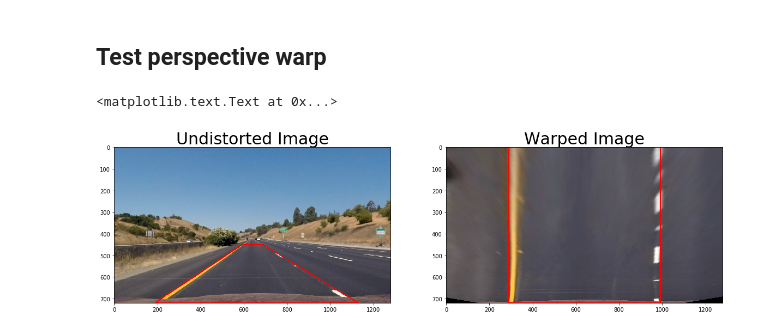
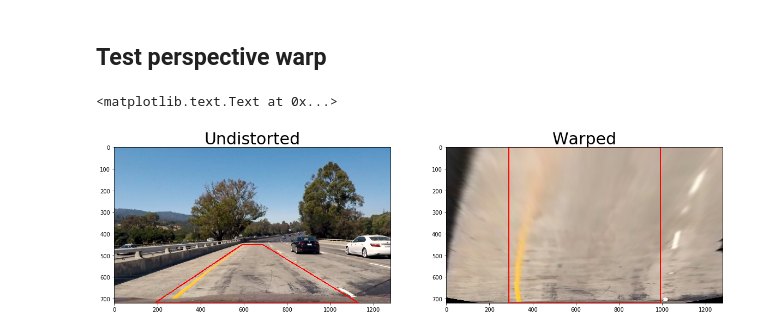
Before and after one commit to lubert/CarND-Advanced-Lane-Lines, a Jupyter notebook: Advanced Lane Detection.ipynb, the cells around one changed output. Drawn from its saved outputs; the diff is of its cells as text; code cells hidden in the pictures.

Commit message:
Working lane video output

```diff
--- a/Advanced Lane Detection.ipynb
+++ b/Advanced Lane Detection.ipynb
@@ -141,32 +149,39 @@ def src_dst(img):
     dst = [[midx-width,rows],[midx-width,0],[midx+width,0],[midx+width,rows]]
     return src, dst
 
-def lane_transform(img, src, dst):
+def warp(img, src, dst):
     M = cv2.getPerspectiveTransform(np.array(src, np.float32), np.array(dst, np.float32))
     img_size = (img.shape[1], img.shape[0])
-    warped = cv2.warpPerspective(copy, M, img_size, flags=cv2.INTER_LINEAR)
+    warped = cv2.warpPerspective(img, M, img_size, flags=cv2.INTER_LINEAR)
     return warped
+
+def unwarp(img, src, dst):
+    M = cv2.getPerspectiveTransform(np.array(dst, np.float32), np.array(src, np.float32))
+    img_size = (img.shape[1], img.shape[0])
+    unwarped = cv2.warpPerspective(img, M, img_size, flags=cv2.INTER_LINEAR)
+    return unwarped
 # %% [markdown]
 ## Test perspective warp
 # %%
 # Read in an image, you can also try test1.jpg or test4.jpg
-image = cv2.imread('test_images/straight_lines1.jpg')
-image = cv2.cvtColor(image, cv2.COLOR_BGR2RGB)
-undist = cv2.undistort(image, mtx, dist, None, mtx)
+image = cv2.imread('test_images/test1.jpg')
+converted = cv2.cvtColor(image, cv2.COLOR_BGR2RGB)
+undist = cv2.undistort(converted, mtx, dist, None, mtx)
 src, dst = src_dst(undist)
-warped = lane_transform(undist, src, dst)
+warped = warp(undist, src, dst)
 
+# Draw transform polylines on images
 undist_copy = undist.copy()
 warped_copy = warped.copy()
 cv2.polylines(undist_copy,[np.array(src, np.int32).reshape((-1,1,2))],True,(255,0,0), 4)
 cv2.polylines(warped_copy,[np.array(dst, np.int32).reshape((-1,1,2))],True,(255,0,0), 4)
 
 # Visualize undistortion
 f, (ax1, ax2) = plt.subplots(1, 2, figsize=(20,10))
 ax1.imshow(undist_copy)
-ax1.set_title('Undistorted Image', fontsize=30)
+ax1.set_title('Undistorted', fontsize=30)
 ax2.imshow(warped_copy)
-ax2.set_title('Warped Image', fontsize=30)
+ax2.set_title('Warped', fontsize=30)
 # %% [output]
 <matplotlib.text.Text at 0x...>
-[figure, old version]
+[figure, new version]
```
Also changed, not shown: parts of 10 cells of this notebook.
